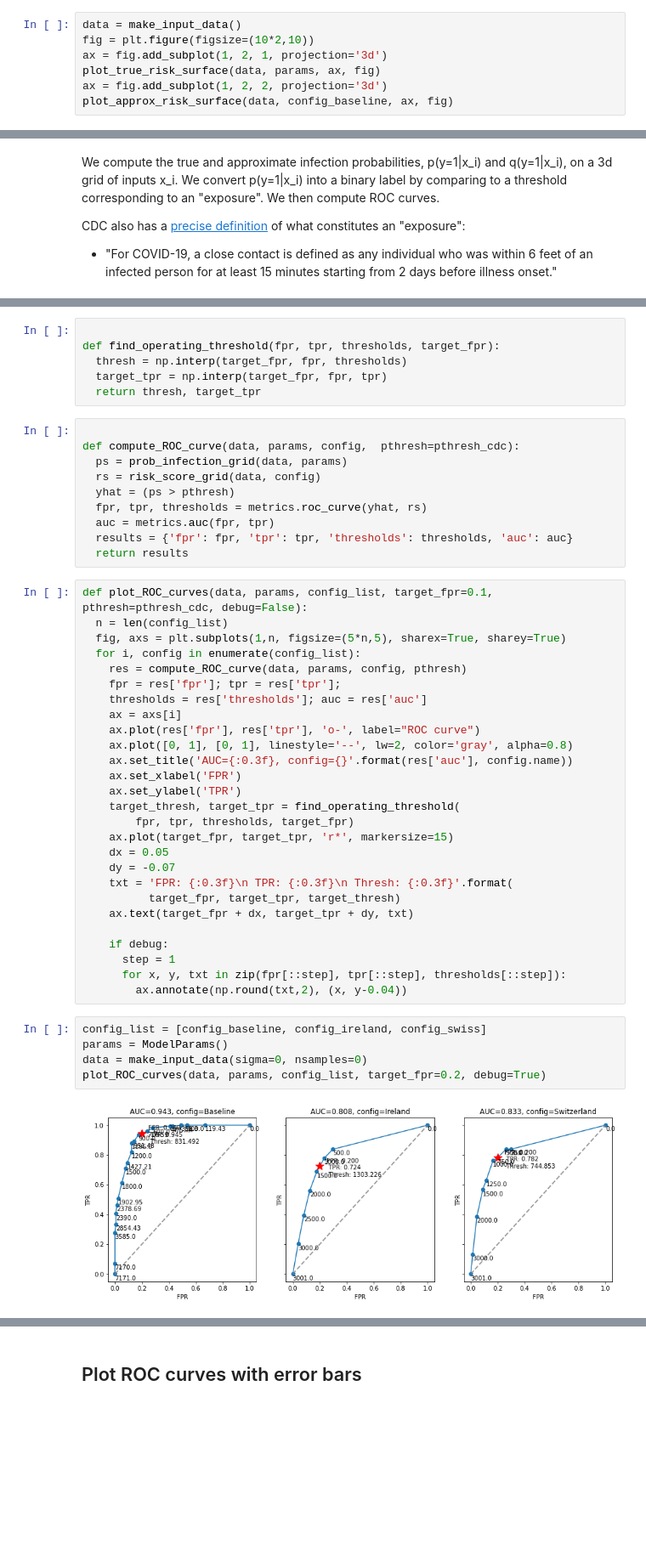
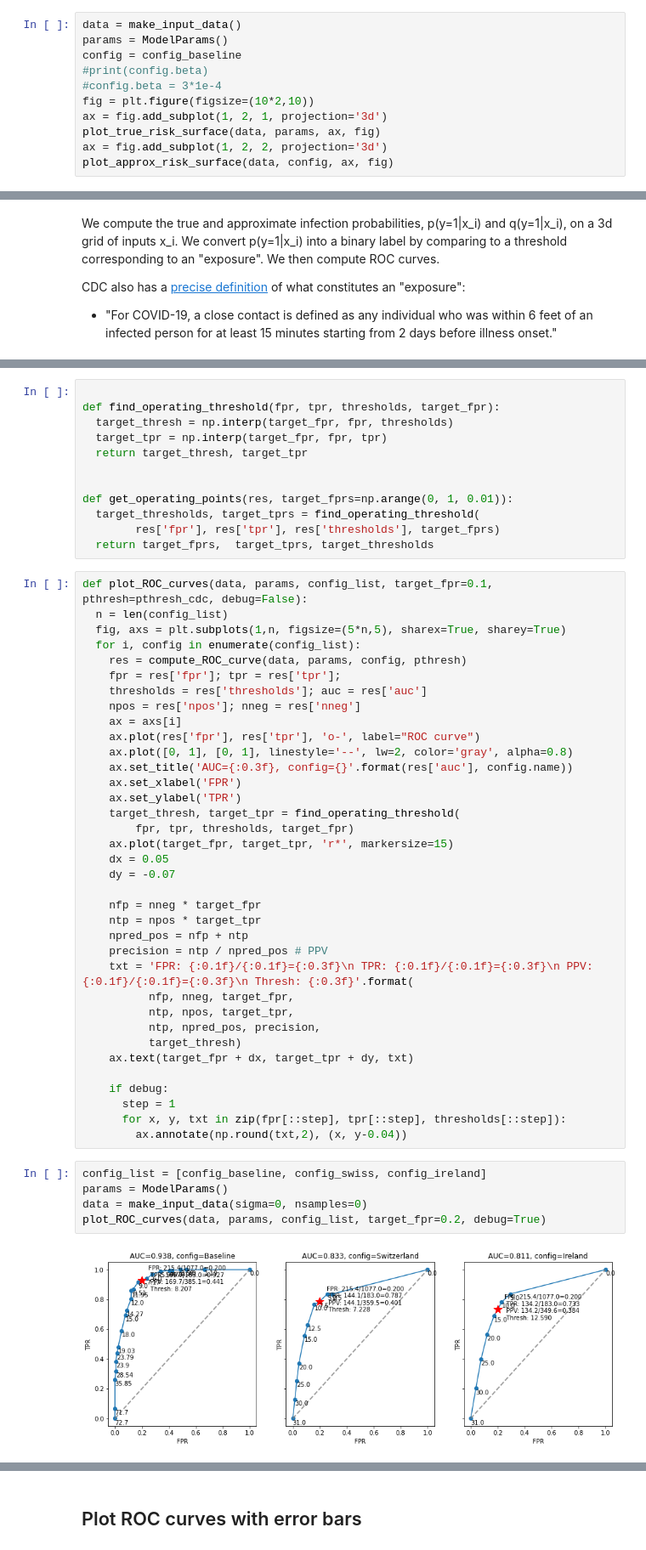
Before and after one commit to probml/covid19, a Jupyter notebook: covid19_risk_score_tuner_github.ipynb, the cells around one changed output, grey strips where cells are left out. Shown at 85% size. Cells and saved outputs as stored; diff of their text form; blank space fills up the shorter version.

```diff
--- a/covid19_risk_score_tuner_github.ipynb
+++ b/covid19_risk_score_tuner_github.ipynb
@@ -754,9 +911,13 @@ def plot_approx_risk_surface(data, config, ax, fig, duration=15):
   fig.colorbar(surf, shrink=0.5, aspect=5)
 # %%
 data = make_input_data()
+params = ModelParams()
+config = config_baseline
+#print(config.beta)
+#config.beta = 3*1e-4
 fig = plt.figure(figsize=(10*2,10))
 ax = fig.add_subplot(1, 2, 1, projection='3d')
 plot_true_risk_surface(data, params, ax, fig)
 ax = fig.add_subplot(1, 2, 2, projection='3d')
-plot_approx_risk_surface(data, config_baseline, ax, fig)
+plot_approx_risk_surface(data, config, ax, fig)
 # %% [output]
@@ -849,19 +1031,15 @@ print(pthresh_cdc)
 # %%
 
 def find_operating_threshold(fpr, tpr, thresholds, target_fpr):
-  thresh = np.interp(target_fpr, fpr, thresholds)
+  target_thresh = np.interp(target_fpr, fpr, thresholds)
   target_tpr = np.interp(target_fpr, fpr, tpr)
-  return thresh, target_tpr
+  return target_thresh, target_tpr
+
+
+def get_operating_points(res, target_fprs=np.arange(0, 1, 0.01)):
+  target_thresholds, target_tprs = find_operating_threshold(
+        res['fpr'], res['tpr'], res['thresholds'], target_fprs)
+  return target_fprs,  target_tprs, target_thresholds
-# %%
-
-def compute_ROC_curve(data, params, config,  pthresh=pthresh_cdc):
-  ps = prob_infection_grid(data, params)
-  rs = risk_score_grid(data, config)
-  yhat = (ps > pthresh)
-  fpr, tpr, thresholds = metrics.roc_curve(yhat, rs)
-  auc = metrics.auc(fpr, tpr)
-  results = {'fpr': fpr, 'tpr': tpr, 'thresholds': thresholds, 'auc': auc}
-  return results
 # %%
 def plot_ROC_curves(data, params, config_list, target_fpr=0.1, pthresh=pthresh_cdc, debug=False):
   n = len(config_list)
@@ -870,6 +1048,7 @@ def plot_ROC_curves(data, params, config_list, target_fpr=0.1, pthresh=pthresh_c
     res = compute_ROC_curve(data, params, config, pthresh)
     fpr = res['fpr']; tpr = res['tpr'];
     thresholds = res['thresholds']; auc = res['auc']
+    npos = res['npos']; nneg = res['nneg']
     ax = axs[i]
     ax.plot(res['fpr'], res['tpr'], 'o-', label="ROC curve")
     ax.plot([0, 1], [0, 1], linestyle='--', lw=2, color='gray', alpha=0.8)
@@ -881,8 +1060,16 @@ def plot_ROC_curves(data, params, config_list, target_fpr=0.1, pthresh=pthresh_c
     ax.plot(target_fpr, target_tpr, 'r*', markersize=15)
     dx = 0.05
     dy = -0.07
-    txt = 'FPR: {:0.3f}\n TPR: {:0.3f}\n Thresh: {:0.3f}'.format(
-          target_fpr, target_tpr, target_thresh)
+
+    nfp = nneg * target_fpr
+    ntp = npos * target_tpr
+    npred_pos = nfp + ntp
+    precision = ntp / npred_pos # PPV
+    txt = 'FPR: {:0.1f}/{:0.1f}={:0.3f}\n TPR: {:0.1f}/{:0.1f}={:0.3f}\n PPV: {:0.1f}/{:0.1f}={:0.3f}\n Thresh: {:0.3f}'.format(
+          nfp, nneg, target_fpr,
+          ntp, npos, target_tpr,
+          ntp, npred_pos, precision,
+          target_thresh)
     ax.text(target_fpr + dx, target_tpr + dy, txt)
 
     if debug:
@@ -890,10 +1077,10 @@ def plot_ROC_curves(data, params, config_list, target_fpr=0.1, pthresh=pthresh_c
       for x, y, txt in zip(fpr[::step], tpr[::step], thresholds[::step]):
         ax.annotate(np.round(txt,2), (x, y-0.04))
 # %%
-config_list = [config_baseline, config_ireland, config_swiss]
+config_list = [config_baseline, config_swiss, config_ireland]
 params = ModelParams()
 data = make_input_data(sigma=0, nsamples=0)
 plot_ROC_curves(data, params, config_list, target_fpr=0.2, debug=True)
 # %% [output]
-[figure, old version]
+[figure, new version]
 # %%
```
Also changed, not shown: parts of 81 cells of this notebook.
